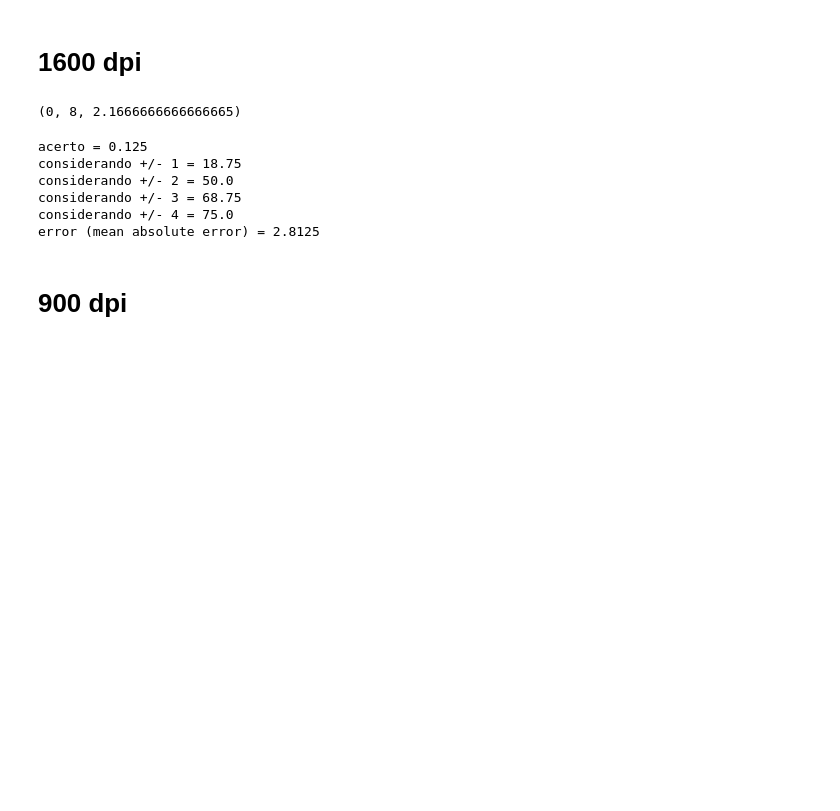
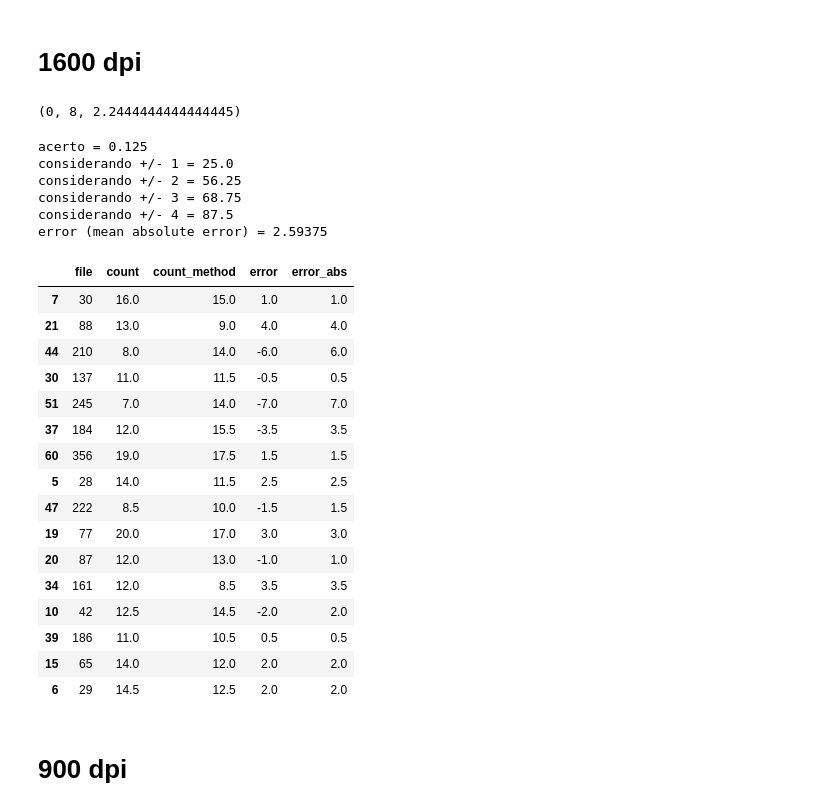
Before and after one commit to s2lola/speleothem, a Jupyter notebook: speleothem/edge_detector/result_train_test.ipynb, the cells around one changed output. Cells and saved outputs as stored; diff of their text form; code cells hidden in the pictures; blank space fills up the shorter version.

```diff
--- a/speleothem/edge_detector/result_train_test.ipynb
+++ b/speleothem/edge_detector/result_train_test.ipynb
@@ -48,6 +68,5 @@ train.shape, test.shape
 # %%
-image = "../image/dbe/classify_1600"
 search_best_parameters_df(train, image, center=True, a=0, b=50)
 # %% [output]
-(0, 8, 2.1666666666666665)
+(0, 8, 2.2444444444444445)
 # %%
@@ -55,12 +74,32 @@ df = result(test, image, 0, 8)
 # %%
-show_results(df)
+show_results(df_1600)
 # %% [output]
 acerto = 0.125
-considerando +/- 1 = 18.75
-considerando +/- 2 = 50.0
+considerando +/- 1 = 25.0
+considerando +/- 2 = 56.25
 considerando +/- 3 = 68.75
-considerando +/- 4 = 75.0
-error (mean absolute error) = 2.8125
+considerando +/- 4 = 87.5
+error (mean absolute error) = 2.59375
+# %%
+df_1600
+# %% [output]
+|  | file | count | count_method | error | error_abs |
+| 7 | 30 | 16.0 | 15.0 | 1.0 | 1.0 |
+| 21 | 88 | 13.0 | 9.0 | 4.0 | 4.0 |
+| 44 | 210 | 8.0 | 14.0 | -6.0 | 6.0 |
+| 30 | 137 | 11.0 | 11.5 | -0.5 | 0.5 |
+| 51 | 245 | 7.0 | 14.0 | -7.0 | 7.0 |
+| 37 | 184 | 12.0 | 15.5 | -3.5 | 3.5 |
+| 60 | 356 | 19.0 | 17.5 | 1.5 | 1.5 |
+| 5 | 28 | 14.0 | 11.5 | 2.5 | 2.5 |
+| 47 | 222 | 8.5 | 10.0 | -1.5 | 1.5 |
+| 19 | 77 | 20.0 | 17.0 | 3.0 | 3.0 |
+| 20 | 87 | 12.0 | 13.0 | -1.0 | 1.0 |
+| 34 | 161 | 12.0 | 8.5 | 3.5 | 3.5 |
+| 10 | 42 | 12.5 | 14.5 | -2.0 | 2.0 |
+| 39 | 186 | 11.0 | 10.5 | 0.5 | 0.5 |
+| 15 | 65 | 14.0 | 12.0 | 2.0 | 2.0 |
+| 6 | 29 | 14.5 | 12.5 | 2.0 | 2.0 |
 # %% [markdown]
 # 900 dpi
 # %%
```
Also changed, not shown: parts of 14 cells of this notebook, 1 other file.
